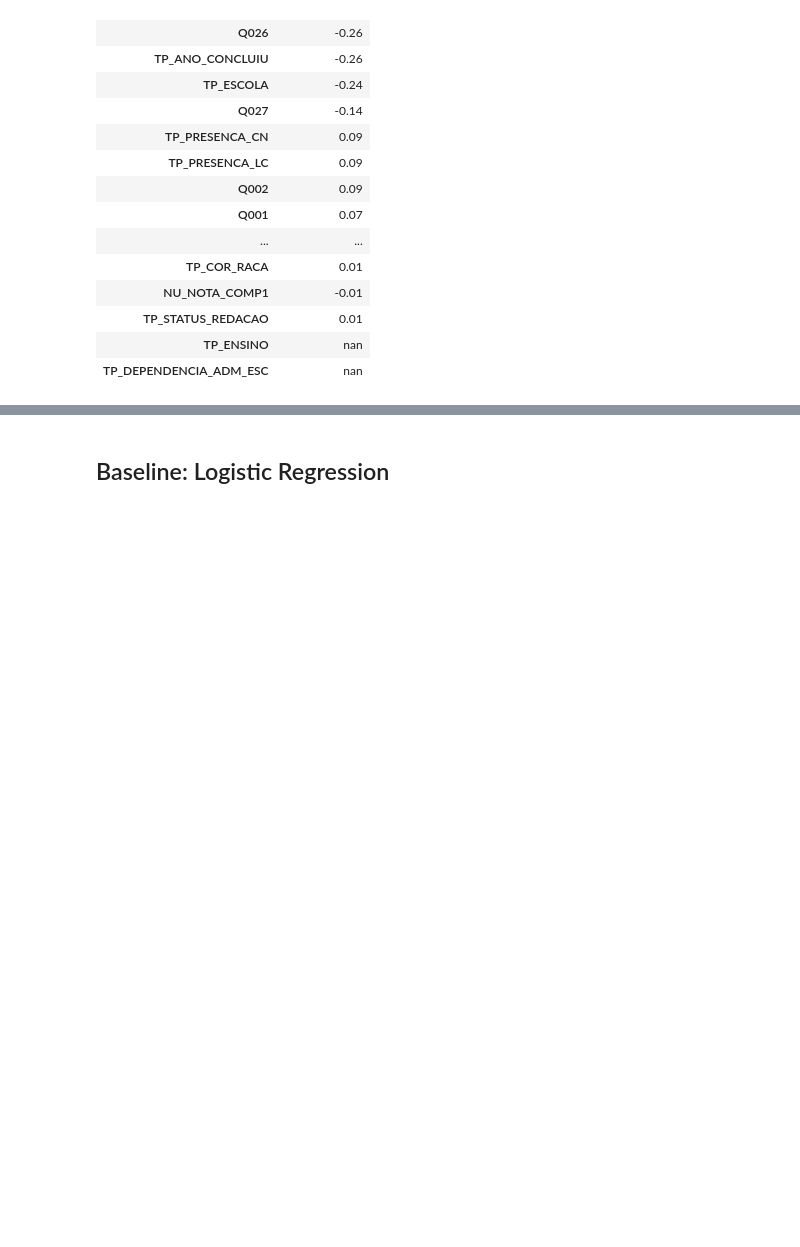
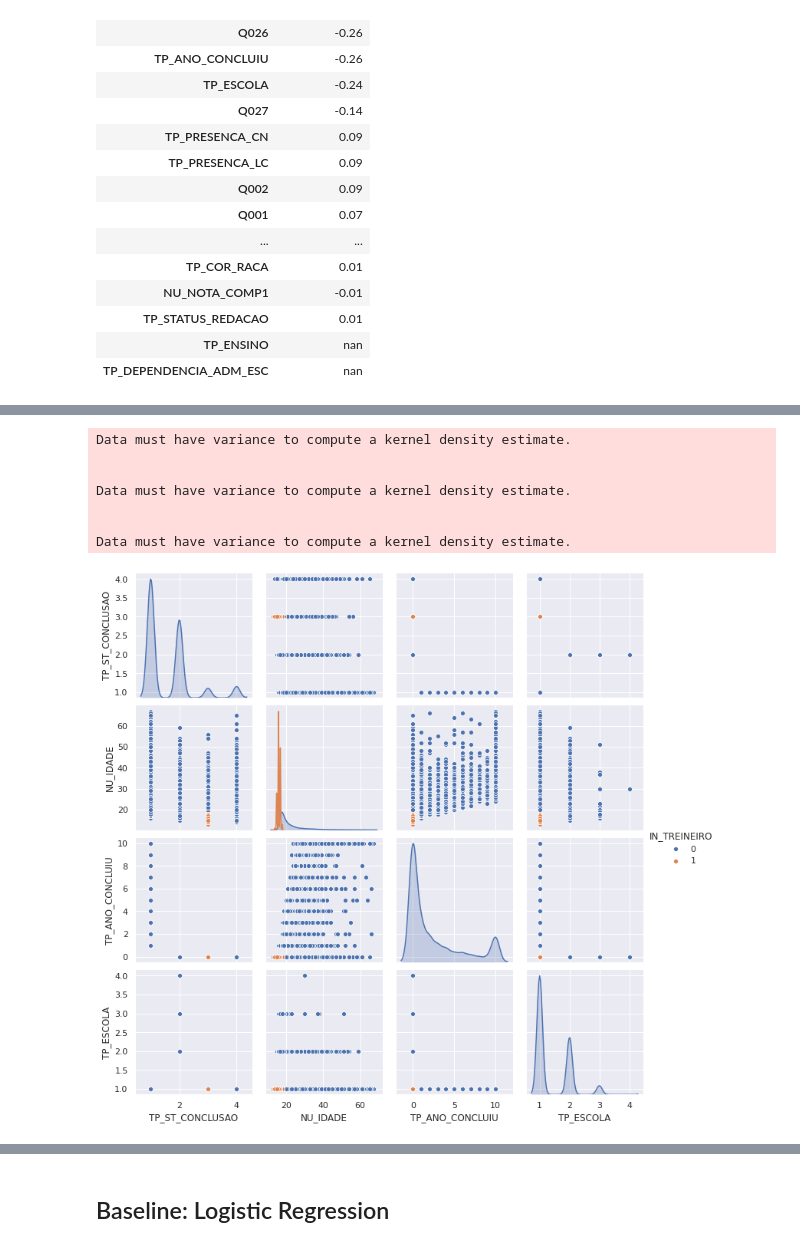
Before and after one commit to viniciusriosfuck/dscodenation, a Jupyter notebook: codenation_enem_v1.ipynb, the cells around one changed output, grey strips where cells are left out. Drawn from its saved outputs; the diff is of its cells as text; code cells hidden in the pictures; blank space fills up the shorter version.

```diff
--- a/codenation_enem_v1.ipynb
+++ b/codenation_enem_v1.ipynb
@@ -1844,3 +1849,8 @@ s_ord.to_frame().style.background_gradient(cmap='RdBu_r').set_precision(2)
 | TP_STATUS_REDACAO | 0.01 |
 | TP_ENSINO | nan |
 | TP_DEPENDENCIA_ADM_ESC | nan |
+# %%
+features_corr_ord_target_clf = list(s_ord.index)
+features_selected_clf_nr = 5
+features_selected_clf = features_corr_ord_target_clf[:features_selected_clf_nr]
+features_selected_clf
@@ -1846,0 +1859,4 @@ s_ord.to_frame().style.background_gradient(cmap='RdBu_r').set_precision(2)
+# %%
+features_selected_target_clf = features_selected_clf.copy()
+features_selected_target_clf.insert(0, target_clf)
+features_selected_target_clf
@@ -1846,0 +1886,15 @@ s_ord.to_frame().style.background_gradient(cmap='RdBu_r').set_precision(2)
+# %%
+#scatterplot
+sns.set()
+sns.pairplot(df_train_clf[features_selected_target_clf],
+             height = 2.5, hue=target_clf)
+plt.show();
+# %% [output]
+Data must have variance to compute a kernel density estimate.
+
+
+Data must have variance to compute a kernel density estimate.
+
+
+Data must have variance to compute a kernel density estimate.
+[figure, added]
```
Also changed, not shown: parts of 53 cells of this notebook.
